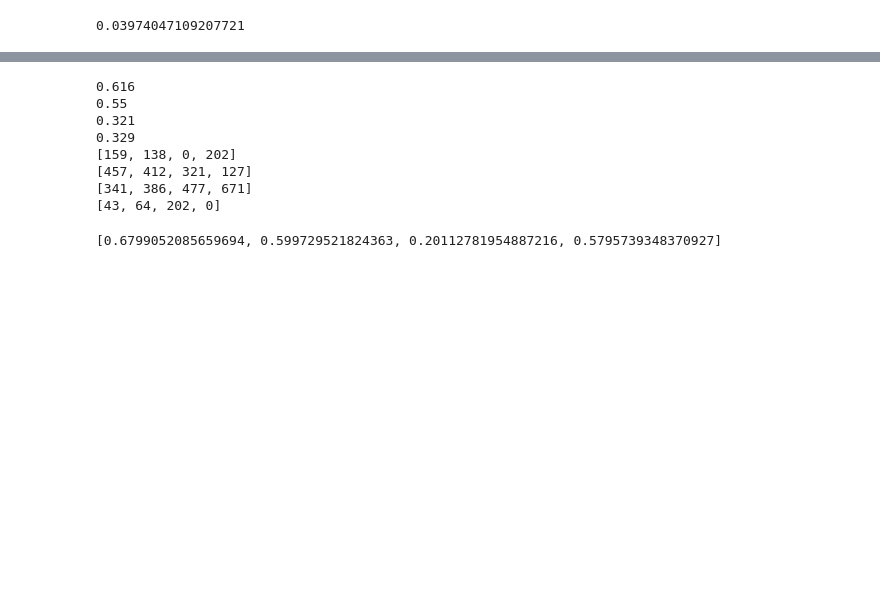
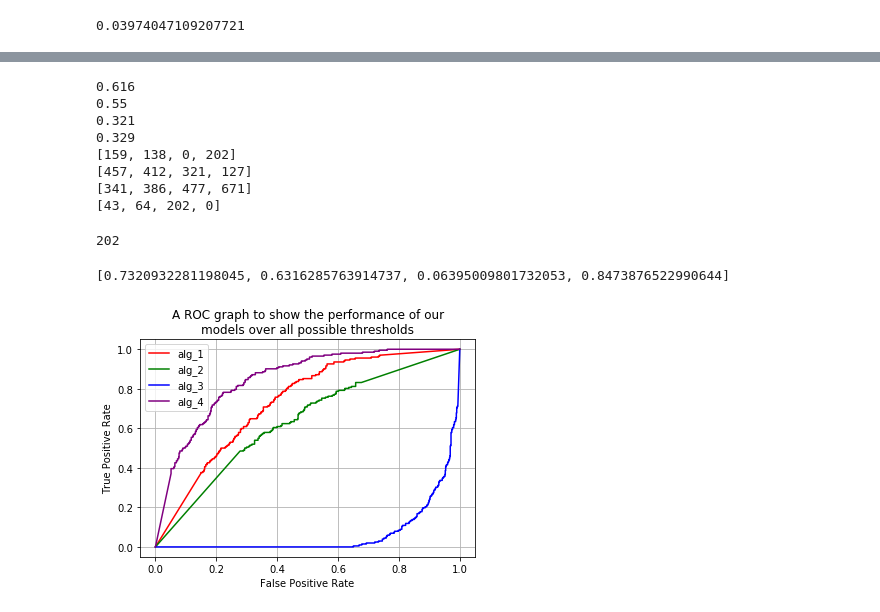
Before and after one commit to hwixley/IAML-cwk1, a Jupyter notebook: INFR10069-2020-CW1/IAML-cwk1.ipynb, the cells around one changed output, grey strips where cells are left out. Drawn from its saved outputs; the diff is of its cells as text; code cells hidden in the pictures; blank space fills up the shorter version.

```diff
--- a/INFR10069-2020-CW1/IAML-cwk1.ipynb
+++ b/INFR10069-2020-CW1/IAML-cwk1.ipynb
@@ -517,6 +536,7 @@ print(algAccTP)
 print(algAccTN)
 print(algAccFP)
 print(algAccFN)
+sum(labels)
 # %% [output]
 0.616
 0.55
@@ -526,16 +546,39 @@ print(algAccFN)
 [457, 412, 321, 127]
 [341, 386, 477, 671]
 [43, 64, 202, 0]
+202
 # %%
 #QUESTION 4B
 
 from sklearn.metrics import roc_auc_score
 
-alg1 = roc_auc_score(labels, algsClass.iloc[:,0])
-alg2 = roc_auc_score(labels, algsClass.iloc[:,1])
-alg3 = roc_auc_score(labels, algsClass.iloc[:,2])
-alg4 = roc_auc_score(labels, algsClass.iloc[:,3])
+alg1 = roc_auc_score(labels,algs.iloc[:,0]) #roc_auc_score(labels, algsClass.iloc[:,0])
+alg2 = roc_auc_score(labels,algs.iloc[:,1]) #roc_auc_score(labels, algsClass.iloc[:,1])
+alg3 = roc_auc_score(labels,algs.iloc[:,2]) #roc_auc_score(labels, algsClass.iloc[:,2])
+alg4 = roc_auc_score(labels,algs.iloc[:,3]) #roc_auc_score(labels, algsClass.iloc[:,3])
 
 print([alg1, alg2, alg3, alg4])
 # %% [output]
-[0.6799052085659694, 0.599729521824363, 0.20112781954887216, 0.5795739348370927]
+[0.7320932281198045, 0.6316285763914737, 0.06395009801732053, 0.8473876522990644]
+# %%
+#QUESTION 4C
+
+from sklearn.metrics import roc_curve
+
+rc1 = roc_curve(labels, algs.iloc[:,0])
+rc2 = roc_curve(labels, algs.iloc[:,1])
+rc3 = roc_curve(labels, algs.iloc[:,2])
+rc4 = roc_curve(labels, algs.iloc[:,3])
+
+plt.plot(rc1[0],rc1[1], c = 'red', label = 'alg_1')
+plt.plot(rc2[0],rc2[1], c = 'green',label ='alg_2')
+plt.plot(rc3[0],rc3[1],c = 'blue', label = 'alg_3')
+plt.plot(rc4[0],rc4[1], c=  'purple', label = 'alg_4')
+plt.grid(True)
+plt.legend(loc ="upper left")
+plt.xlabel('False Positive Rate')
+plt.ylabel('True Positive Rate')
+plt.title('A ROC graph to show the performance of our\nmodels over all possible thresholds')
+plt.show()
+# %% [output]
+[figure, added]
```
Also changed, not shown: parts of 1 cell of this notebook, 3 other files.
